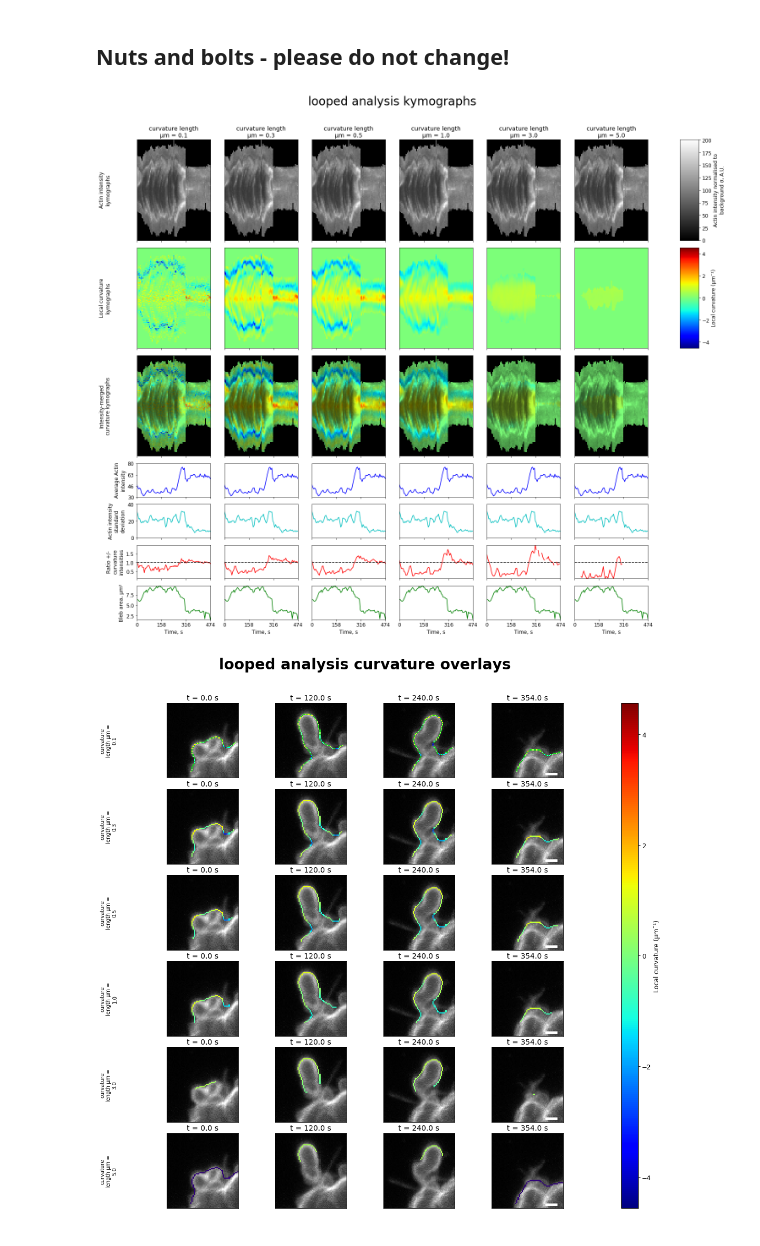
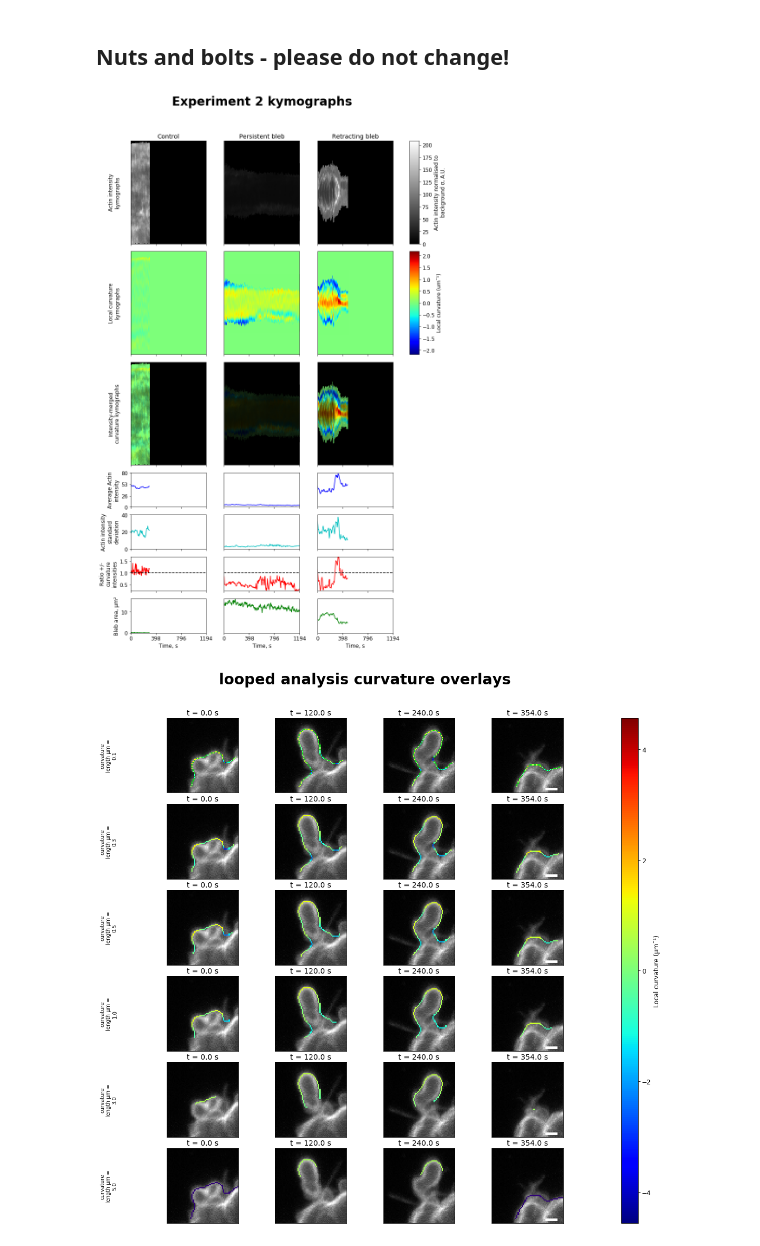
Before and after one commit to dougkelly88/blebbing_analysis, a Jupyter notebook: plotting/Blebbing figures.ipynb, the cells around one changed output. Saved outputs shown, nothing was run; the diff lists cells and outputs as text; code cells hidden in the pictures.

Commit message:
Ignore tiff label warnings when importing kymographs. Keep in notebook rather than hiding in plotting.py to make it clear that warnings are being ignored for this function

```diff
--- a/plotting/Blebbing figures.ipynb
+++ b/plotting/Blebbing figures.ipynb
@@ -35,7 +35,8 @@ This notebook is designed to generate figures for comparison of membrane blebbin
 # experiment_folder = "C:\\Users\\dougk\\Desktop\\output\\2019-01-29 16-16-23 output\\Varying intensity thickness parameter"
 #experiment_folder = "C:\\Users\\dougk\\Desktop\\output\\2019-01-29 17-10-59 output\\Varying curvature length parameter"
 # experiment_folder = "D:\\data\\Inverse blebbing\\Experiment 1"
-experiment_folder = "C:\\Users\\dougk\\Desktop\\output\\bg std test\\2019-02-06 16-11-38 output\\looped analysis"
+# experiment_folder = "C:\\Users\\dougk\\Desktop\\output\\bg std test\\2019-02-06 16-11-38 output\\looped analysis"
+experiment_folder = "C:\\Users\\dougk\\Desktop\\output\\Experiment 2\\Experiment 2"
 condition_names = None;
 #condition_names = ["control", "condition 1", "condition 2"]
 annotation_arrows = None;
@@ -67,7 +69,9 @@ import matplotlib.pyplot as plt
 plotting.set_font_sizes(title_size, subtitle_size, axis_label_size, tick_label_size);
 # %%
 # load and plot kymographs
-actin_kyms, curvature_kyms, paramses, column_titles, areas = plotting.load_kymograph_data(experiment_folder,
+with warnings.catch_warnings():
+    warnings.simplefilter("ignore")
+    actin_kyms, curvature_kyms, paramses, column_titles, areas = plotting.load_kymograph_data(experiment_folder,
                                                                         condition_names=condition_names,
                                                                         use_subfolder_as_condition=use_subfolder_as_condition,
                                                                         normalise_intensity_to_std=normalise_intensity_to_std);
@@ -103,34 +107,34 @@ average_nonzero_intensities, std_nonzero_intensities, intensity_ratios = plottin
 
 # handle presentation
 plt.tight_layout()
 fig.subplots_adjust(top=0.90, right=0.9, left=0.1);
 plotting.adjust_kymograph_display(fig,
                                 axs,
                                 paramses,
                                 actin_im,
                                 curv_im,
                                 make_colorscale_symmetrical,
                                 column_titles,
                                 normalise_intensity_to_std=normalise_intensity_to_std);
 
 plotting.adjust_time_series_plot_display(fig,
                                        axs,
                                        paramses,
                                        average_nonzero_intensities,
                                        std_nonzero_intensities,
                                        intensity_ratios,
                                        areas);
 
 if keep_time_and_length_scales_consistent:
     plotting.do_space_time_normalisation(axs, paramses, space_lims, time_lims, make_colorscale_symmetrical);
 
 fig.suptitle(experiment_title + " kymographs");
 
 plotting.add_arrow_annotations(axs, annotation_arrows);
 
 plt.show();
 # %% [output]
-[figure, old version]
+[figure, new version]
 # %%
 experiment_title = os.path.basename(experiment_folder);
 ims, raw_curvatures, paramses, row_titles = plotting.load_data_for_overlay_montage(experiment_folder,
```
Also changed, not shown: parts of 1 cell of this notebook.
